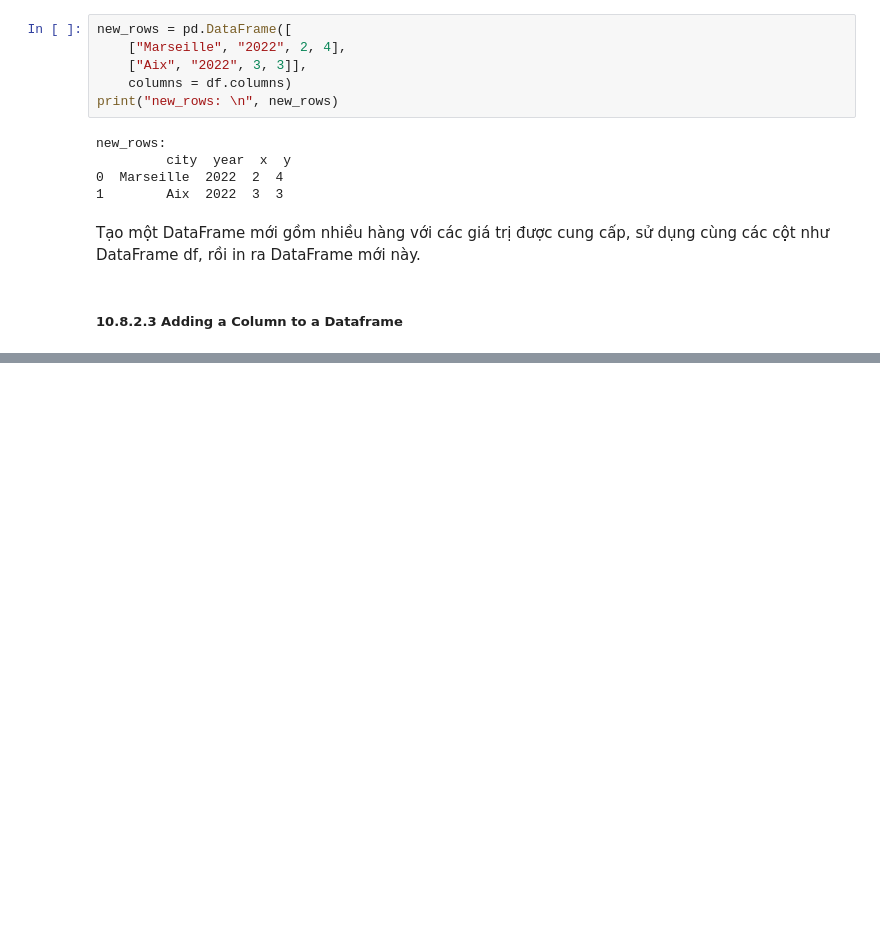
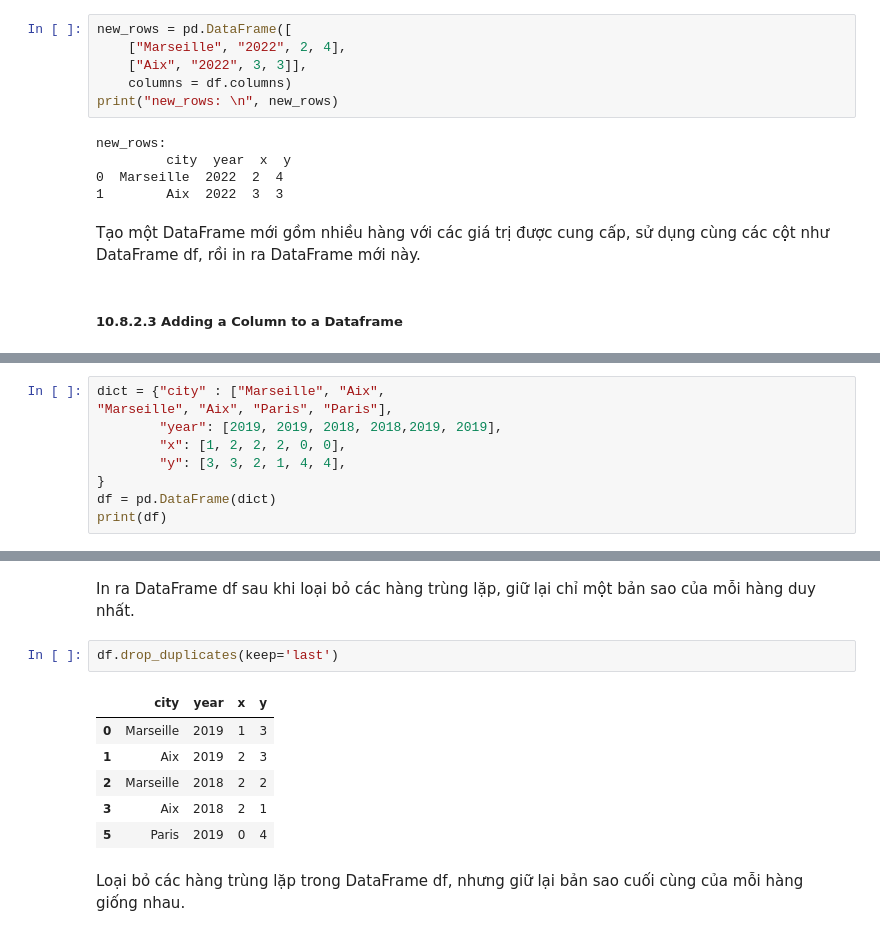
Before and after one commit to baotram19/UEH-KTLT-ECO25, a Jupyter notebook: Python_for_economists/Chapter_10.ipynb, the cells around one changed output, grey strips where cells are left out. Cells and saved outputs as stored; diff of their text form; blank space fills up the shorter version.

```diff
--- a/Python_for_economists/Chapter_10.ipynb
+++ b/Python_for_economists/Chapter_10.ipynb
@@ -1737,0 +1759,9 @@ df:
+# %%
+dict = {"city" : ["Marseille", "Aix",
+"Marseille", "Aix", "Paris", "Paris"],
+        "year": [2019, 2019, 2018, 2018,2019, 2019],
+        "x": [1, 2, 2, 2, 0, 0],
+        "y": [3, 3, 2, 1, 4, 4],
+}
+df = pd.DataFrame(dict)
+print(df)
@@ -1737,0 +1787,13 @@ df:
+# %% [markdown]
+In ra DataFrame df sau khi loại bỏ các hàng trùng lặp, giữ lại chỉ một bản sao của mỗi hàng duy nhất.
+# %%
+df.drop_duplicates(keep='last')
+# %% [output]
+|  | city | year | x | y |
+| 0 | Marseille | 2019 | 1 | 3 |
+| 1 | Aix | 2019 | 2 | 3 |
+| 2 | Marseille | 2018 | 2 | 2 |
+| 3 | Aix | 2018 | 2 | 1 |
+| 5 | Paris | 2019 | 0 | 4 |
+# %% [markdown]
+Loại bỏ các hàng trùng lặp trong DataFrame df, nhưng giữ lại bản sao cuối cùng của mỗi hàng giống nhau.
```
Also changed, not shown: parts of 57 cells of this notebook.
